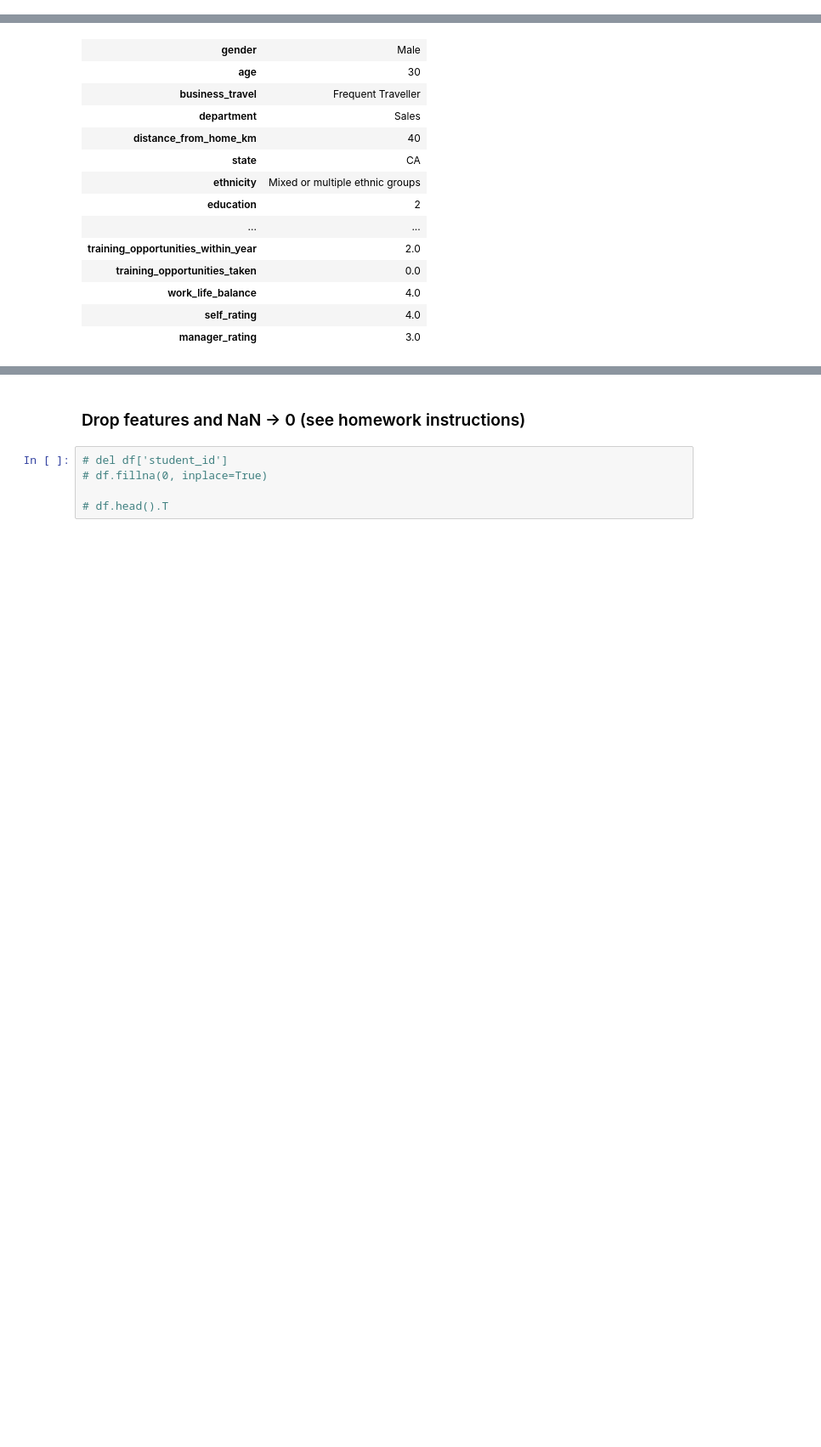
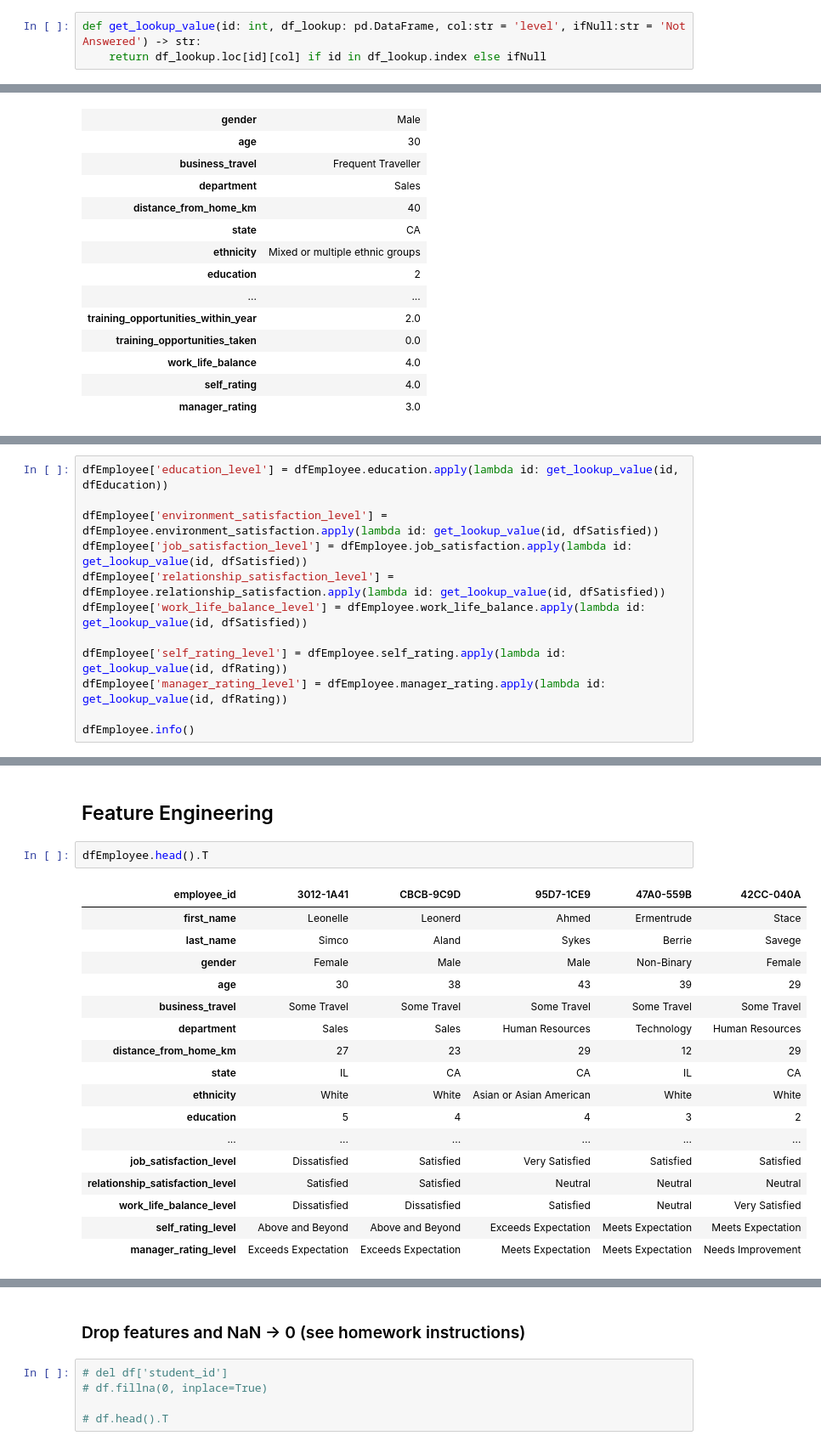
Before and after one commit to julrichkieffer/portfolio-data-science, a Jupyter notebook: 02 staff churn/notebook.ipynb, the cells around one changed output, grey strips where cells are left out. Shown at 85% size. Saved outputs shown, nothing was run; the diff lists cells and outputs as text; blank space fills up the shorter version.

```diff
--- a/02 staff churn/notebook.ipynb
+++ b/02 staff churn/notebook.ipynb
@@ -81,3 +83,6 @@ def categorical_features(df: pd.DataFrame):
+# %%
+def get_lookup_value(id: int, df_lookup: pd.DataFrame, col:str = 'level', ifNull:str = 'Not Answered') -> str:
+    return df_lookup.loc[id][col] if id in df_lookup.index else ifNull
 # %%
 def validation_testing_training_full_split(dataframe: pd.DataFrame, seed: int = 42, validation: float = 0.2, testing: float = 0.2):
     assert 0 < validation and 0 < testing and 1 > (validation + testing)
@@ -471,0 +597,12 @@ Observations:
+# %%
+dfEmployee['education_level'] = dfEmployee.education.apply(lambda id: get_lookup_value(id, dfEducation))
+
+dfEmployee['environment_satisfaction_level'] = dfEmployee.environment_satisfaction.apply(lambda id: get_lookup_value(id, dfSatisfied))
+dfEmployee['job_satisfaction_level'] = dfEmployee.job_satisfaction.apply(lambda id: get_lookup_value(id, dfSatisfied))
+dfEmployee['relationship_satisfaction_level'] = dfEmployee.relationship_satisfaction.apply(lambda id: get_lookup_value(id, dfSatisfied))
+dfEmployee['work_life_balance_level'] = dfEmployee.work_life_balance.apply(lambda id: get_lookup_value(id, dfSatisfied))
+
+dfEmployee['self_rating_level'] = dfEmployee.self_rating.apply(lambda id: get_lookup_value(id, dfRating))
+dfEmployee['manager_rating_level'] = dfEmployee.manager_rating.apply(lambda id: get_lookup_value(id, dfRating))
+
+dfEmployee.info()
@@ -471,0 +647,22 @@ Observations:
+# %% [markdown]
+## Feature Engineering
+# %%
+dfEmployee.head().T
+# %% [output]
+| employee_id | 3012-1A41 | CBCB-9C9D | 95D7-1CE9 | 47A0-559B | 42CC-040A |
+| first_name | Leonelle | Leonerd | Ahmed | Ermentrude | Stace |
+| last_name | Simco | Aland | Sykes | Berrie | Savege |
+| gender | Female | Male | Male | Non-Binary | Female |
+| age | 30 | 38 | 43 | 39 | 29 |
+| business_travel | Some Travel | Some Travel | Some Travel | Some Travel | Some Travel |
+| department | Sales | Sales | Human Resources | Technology | Human Resources |
+| distance_from_home_km | 27 | 23 | 29 | 12 | 29 |
+| state | IL | CA | CA | IL | CA |
+| ethnicity | White | White | Asian or Asian American | White | White |
+| education | 5 | 4 | 4 | 3 | 2 |
+| ... | ... | ... | ... | ... | ... |
+| job_satisfaction_level | Dissatisfied | Satisfied | Very Satisfied | Satisfied | Satisfied |
+| relationship_satisfaction_level | Satisfied | Satisfied | Neutral | Neutral | Neutral |
+| work_life_balance_level | Dissatisfied | Dissatisfied | Satisfied | Neutral | Very Satisfied |
+| self_rating_level | Above and Beyond | Above and Beyond | Exceeds Expectation | Meets Expectation | Meets Expectation |
+| manager_rating_level | Exceeds Expectation | Exceeds Expectation | Meets Expectation | Meets Expectation | Needs Improvement |
```
Also changed, not shown: parts of 31 cells of this notebook.
